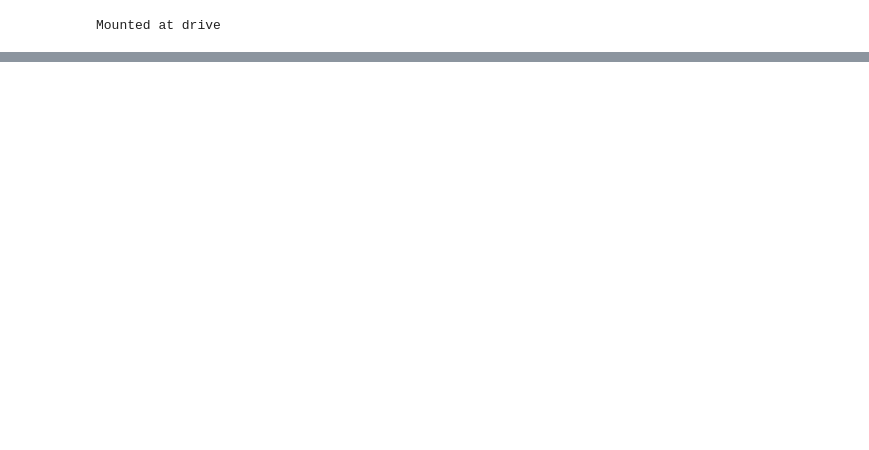
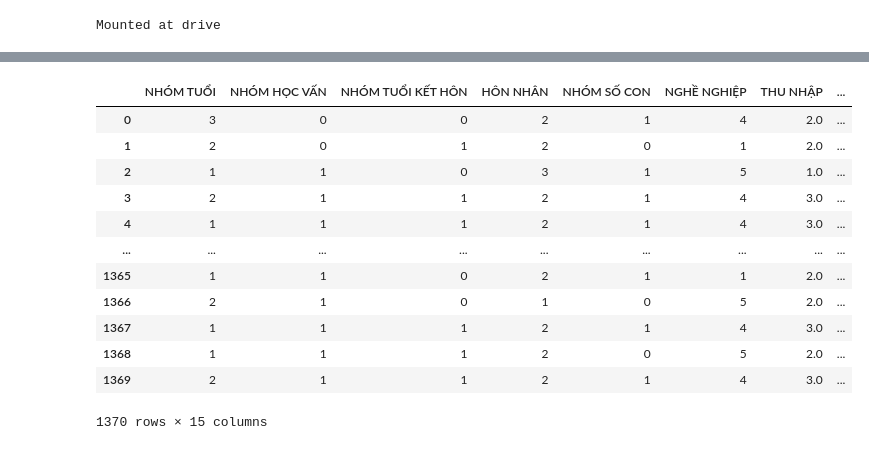
Before and after one commit to sonpvs/data-science, a Jupyter notebook: phantich_01.ipynb, the cells around one changed output, grey strips where cells are left out. Cells and saved outputs as stored; diff of their text form; code cells hidden in the pictures; blank space fills up the shorter version.

```diff
--- a/phantich_01.ipynb
+++ b/phantich_01.ipynb
@@ -121,0 +95,18 @@ df.to_csv('data_02.csv')
+# %%
+#df01.isna
+# using dropna() function
+df01.dropna(how = 'all')
+# %% [output]
+|  | NHÓM TUỔI | NHÓM HỌC VẤN | NHÓM TUỔI KẾT HÔN | HÔN NHÂN | NHÓM SỐ CON | NGHỀ NGHIỆP | THU NHẬP | ... |
+| 0 | 3 | 0 | 0 | 2 | 1 | 4 | 2.0 | ... |
+| 1 | 2 | 0 | 1 | 2 | 0 | 1 | 2.0 | ... |
+| 2 | 1 | 1 | 0 | 3 | 1 | 5 | 1.0 | ... |
+| 3 | 2 | 1 | 1 | 2 | 1 | 4 | 3.0 | ... |
+| 4 | 1 | 1 | 1 | 2 | 1 | 4 | 3.0 | ... |
+| ... | ... | ... | ... | ... | ... | ... | ... | ... |
+| 1365 | 1 | 1 | 0 | 2 | 1 | 1 | 2.0 | ... |
+| 1366 | 2 | 1 | 0 | 1 | 0 | 5 | 2.0 | ... |
+| 1367 | 1 | 1 | 1 | 2 | 1 | 4 | 3.0 | ... |
+| 1368 | 1 | 1 | 1 | 2 | 0 | 5 | 2.0 | ... |
+| 1369 | 2 | 1 | 1 | 2 | 1 | 4 | 3.0 | ... |
+1370 rows × 15 columns
```
Also changed, not shown: parts of 28 cells of this notebook.
